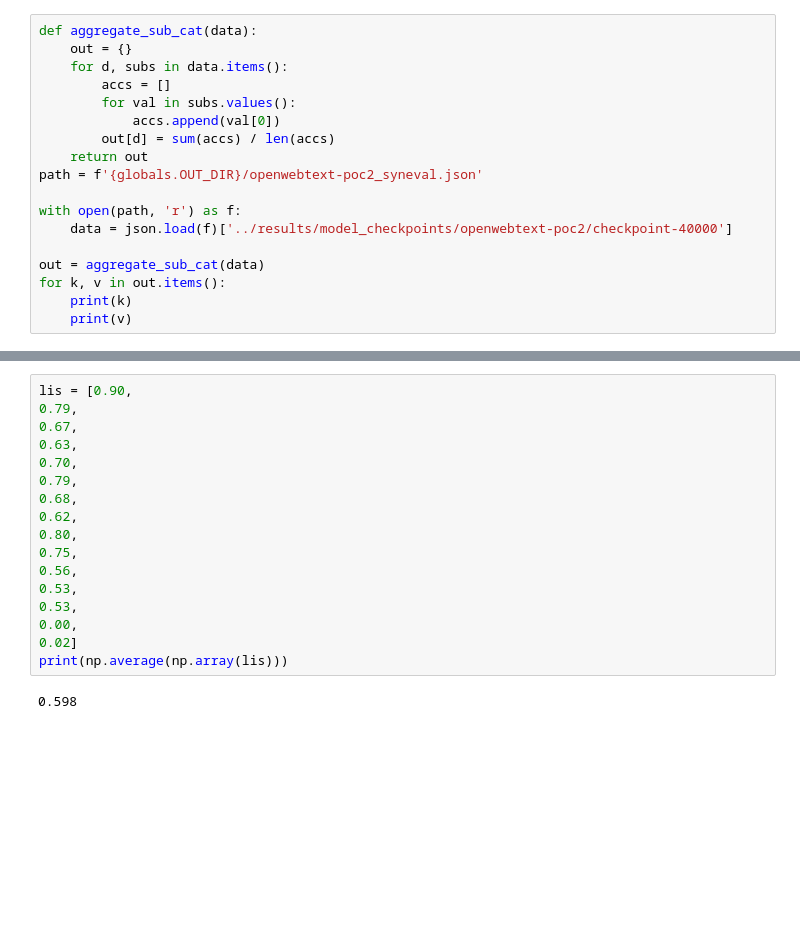
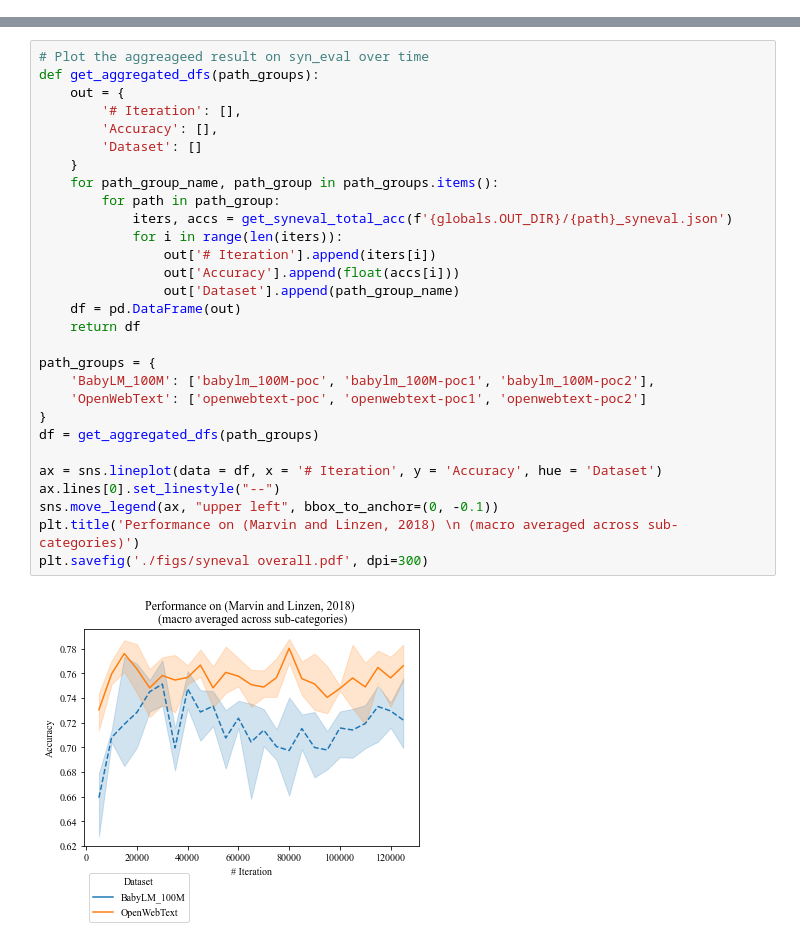
Before and after one commit to i-need-sleep/syntax_acquisition, a Jupyter notebook: code/analysis.ipynb, the cells around one changed output, grey strips where cells are left out. Cells and saved outputs as stored; diff of their text form; blank space fills up the shorter version.

```diff
--- a/code/analysis.ipynb
+++ b/code/analysis.ipynb
@@ -137,18 +102,0 @@ ValueError: setting an array element with a sequence. The requested array has an
-# %%
-def aggregate_sub_cat(data):
-    out = {}
-    for d, subs in data.items():
-        accs = []
-        for val in subs.values():
-            accs.append(val[0])
-        out[d] = sum(accs) / len(accs)
-    return out
-path = f'{globals.OUT_DIR}/openwebtext-poc2_syneval.json'
-
-with open(path, 'r') as f:
-    data = json.load(f)['../results/model_checkpoints/openwebtext-poc2/checkpoint-40000']
-
-out = aggregate_sub_cat(data)
-for k, v in out.items():
-    print(k)
-    print(v)
@@ -173,19 +103,31 @@ long_vp_coord
-# %%
-lis = [0.90,
-0.79,
-0.67,
-0.63,
-0.70,
-0.79,
-0.68,
-0.62,
-0.80,
-0.75,
-0.56,
-0.53,
-0.53,
-0.00,
-0.02]
-print(np.average(np.array(lis)))
-# %% [output]
-0.598
+# %%
+# Plot the aggreageed result on syn_eval over time
+def get_aggregated_dfs(path_groups):
+    out = {
+        '# Iteration': [],
+        'Accuracy': [],
+        'Dataset': []
+    }
+    for path_group_name, path_group in path_groups.items():
+        for path in path_group:
+            iters, accs = get_syneval_total_acc(f'{globals.OUT_DIR}/{path}_syneval.json')
+            for i in range(len(iters)):
+                out['# Iteration'].append(iters[i])
+                out['Accuracy'].append(float(accs[i]))
+                out['Dataset'].append(path_group_name)
+    df = pd.DataFrame(out)
+    return df
+
+path_groups = {
+    'BabyLM_100M': ['babylm_100M-poc', 'babylm_100M-poc1', 'babylm_100M-poc2'],
+    'OpenWebText': ['openwebtext-poc', 'openwebtext-poc1', 'openwebtext-poc2']
+}
+df = get_aggregated_dfs(path_groups)
+
+ax = sns.lineplot(data = df, x = '# Iteration', y = 'Accuracy', hue = 'Dataset')
+ax.lines[0].set_linestyle("--")
+sns.move_legend(ax, "upper left", bbox_to_anchor=(0, -0.1))
+plt.title('Performance on (Marvin and Linzen, 2018) \n (macro averaged across sub-categories)')
+plt.savefig('./figs/syneval overall.pdf', dpi=300)
+# %% [output]
+[figure, added]
```
Also changed, not shown: parts of 7 cells of this notebook, 3 other files.
